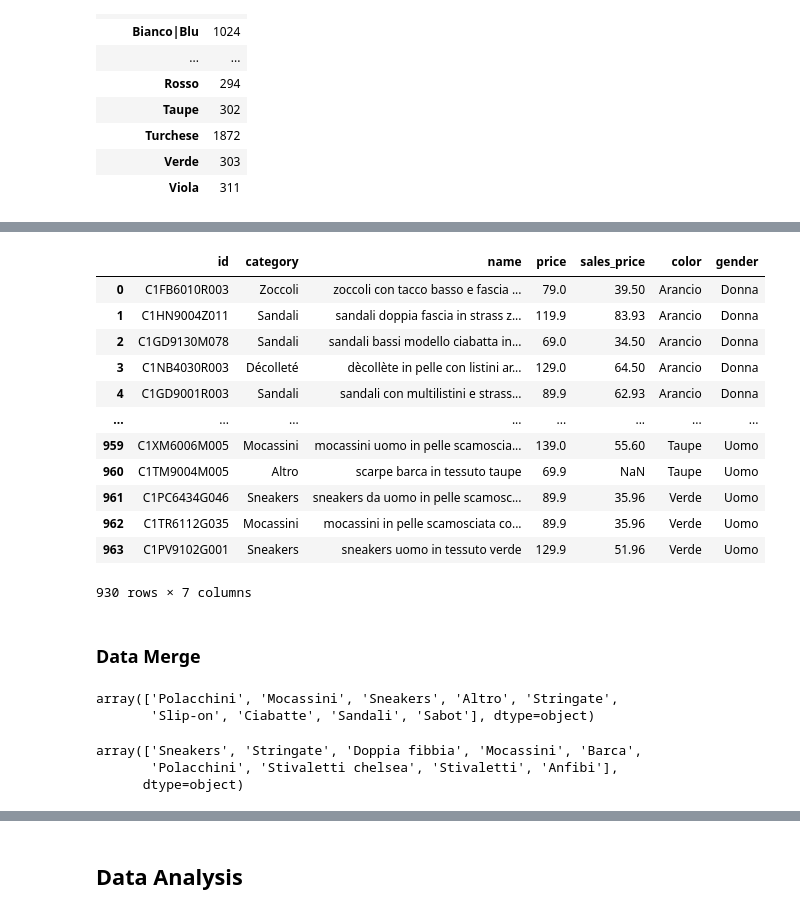
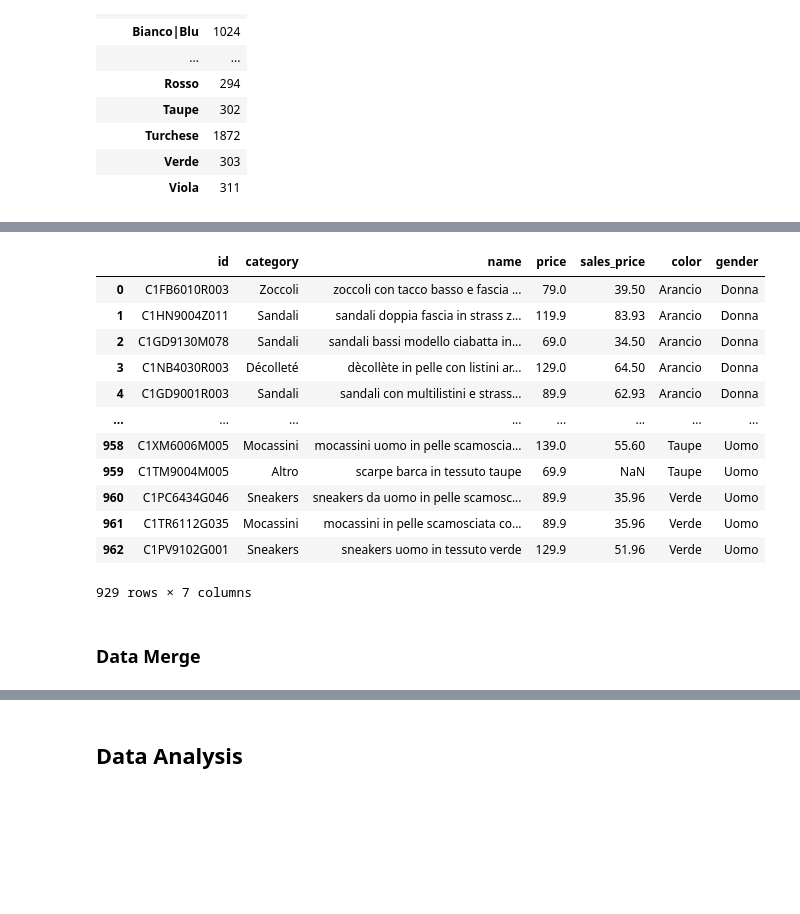
Before and after one commit to Marco-Parisi/EPICODE_PYTHON_DAPT0724, a Jupyter notebook: BUILD WEEK/analisi_competitor.ipynb, the cells around one changed output, grey strips where cells are left out. Cells and saved outputs as stored; diff of their text form; code cells hidden in the pictures; blank space fills up the shorter version.

```diff
--- a/BUILD WEEK/analisi_competitor.ipynb
+++ b/BUILD WEEK/analisi_competitor.ipynb
@@ -266,52 +266,41 @@ cafe_df = pd.DataFrame(cafe_dict)
 
 # replace delle categorie con typo errate in base a quelle di nero giardini
 cafe_df.category = cafe_df.category.replace('Décollété', 'Décolleté')
 cafe_df.category = cafe_df.category.replace('Dècollète', 'Décolleté')
 cafe_df.category = cafe_df.category.replace('Dècollète\'', 'Décolleté')
 cafe_df.category = cafe_df.category.replace('Ballerina', 'Ballerine')
 cafe_df.category = cafe_df.category.replace('Tronchetto', 'Tronchetti')
 cafe_df.category = cafe_df.category.replace('Ciabatta', 'Ciabatte')
 cafe_df.category = cafe_df.category.replace('Mocassino', 'Mocassini')
 cafe_df.category = cafe_df.category.replace('Francesina', 'Stringate')
 cafe_df.category = cafe_df.category.replace('Derby', 'Stringate')
 cafe_df.category = cafe_df.category.replace('Stivaletto', 'Stivaletti')
 cafe_df.category = cafe_df.category.replace('Polacchino', 'Polacchini')
 cafe_df.category = cafe_df.category.replace('Polacchina', 'Polacchini')
 cafe_df.category = cafe_df.category.replace('Stivale', 'Stivali')
 cafe_df.category = cafe_df.category.replace('Sandalo', 'Sandali')
 cafe_df.category = cafe_df.category.replace('Sneaker', 'Sneakers')
 cafe_df.category = cafe_df.category.replace('Scarpa', 'Altro')
 cafe_df.category = cafe_df.category.replace('Scarpe', 'Altro')
 
 cafe_df = cafe_df.drop_duplicates(subset=['name', 'color'])
-cafe_df.to_csv(f'cafenoir_scrap_{file_date}.csv', index=False)
+cafe_df.to_csv(f'csv/cafenoir_scrap_{file_date}.csv', index=False)
 cafe_df
 # %% [output]
 |  | id | category | name | price | sales_price | color | gender |
 | 0 | C1FB6010R003 | Zoccoli | zoccoli con tacco basso e fascia ... | 79.0 | 39.50 | Arancio | Donna |
 | 1 | C1HN9004Z011 | Sandali | sandali doppia fascia in strass z... | 119.9 | 83.93 | Arancio | Donna |
 | 2 | C1GD9130M078 | Sandali | sandali bassi modello ciabatta in... | 69.0 | 34.50 | Arancio | Donna |
 | 3 | C1NB4030R003 | Décolleté | dècollète in pelle con listini ar... | 129.0 | 64.50 | Arancio | Donna |
 | 4 | C1GD9001R003 | Sandali | sandali con multilistini e strass... | 89.9 | 62.93 | Arancio | Donna |
 | ... | ... | ... | ... | ... | ... | ... | ... |
-| 959 | C1XM6006M005 | Mocassini | mocassini uomo in pelle scamoscia... | 139.0 | 55.60 | Taupe | Uomo |
-| 960 | C1TM9004M005 | Altro | scarpe barca in tessuto taupe | 69.9 | NaN | Taupe | Uomo |
-| 961 | C1PC6434G046 | Sneakers | sneakers da uomo in pelle scamosc... | 89.9 | 35.96 | Verde | Uomo |
-| 962 | C1TR6112G035 | Mocassini | mocassini in pelle scamosciata co... | 89.9 | 35.96 | Verde | Uomo |
-| 963 | C1PV9102G001 | Sneakers | sneakers uomo in tessuto verde | 129.9 | 51.96 | Verde | Uomo |
+| 958 | C1XM6006M005 | Mocassini | mocassini uomo in pelle scamoscia... | 139.0 | 55.60 | Taupe | Uomo |
+| 959 | C1TM9004M005 | Altro | scarpe barca in tessuto taupe | 69.9 | NaN | Taupe | Uomo |
+| 960 | C1PC6434G046 | Sneakers | sneakers da uomo in pelle scamosc... | 89.9 | 35.96 | Verde | Uomo |
+| 961 | C1TR6112G035 | Mocassini | mocassini in pelle scamosciata co... | 89.9 | 35.96 | Verde | Uomo |
+| 962 | C1PV9102G001 | Sneakers | sneakers uomo in tessuto verde | 129.9 | 51.96 | Verde | Uomo |
-930 rows × 7 columns
+929 rows × 7 columns
 # %% [markdown]
 ### Data Merge
-# %%
-df_cafenoir[df_cafenoir.gender=='Uomo'].category.unique()
-# %% [output]
-array(['Polacchini', 'Mocassini', 'Sneakers', 'Altro', 'Stringate',
-       'Slip-on', 'Ciabatte', 'Sandali', 'Sabot'], dtype=object)
-# %%
-df_nerogiard[df_nerogiard.gender=='Uomo'].category.unique()
-# %% [output]
-array(['Sneakers', 'Stringate', 'Doppia fibbia', 'Mocassini', 'Barca',
-       'Polacchini', 'Stivaletti chelsea', 'Stivaletti', 'Anfibi'],
-      dtype=object)
 # %%
 try:
```
Also changed, not shown: parts of 13 cells of this notebook, 24 other files.
